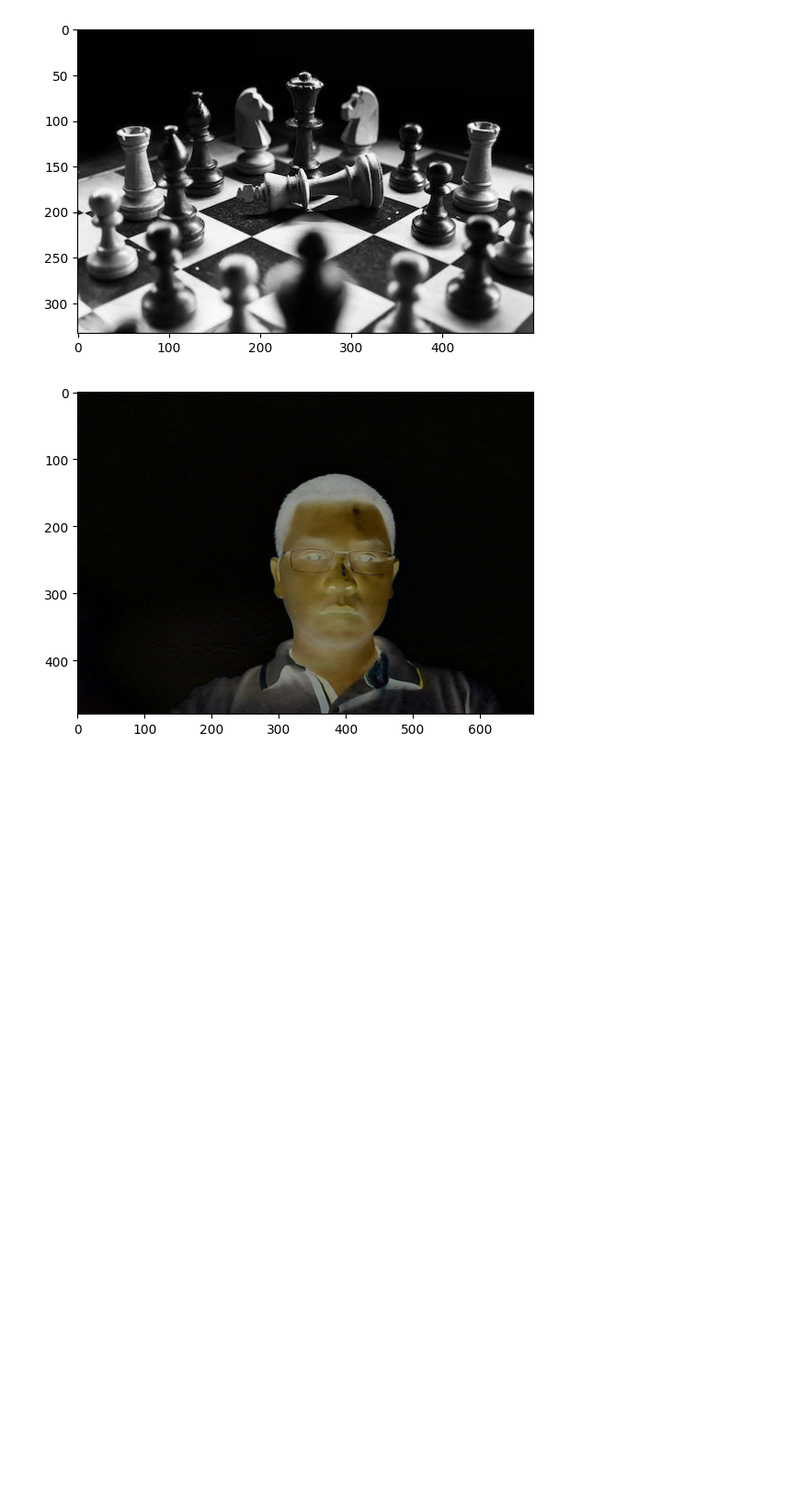
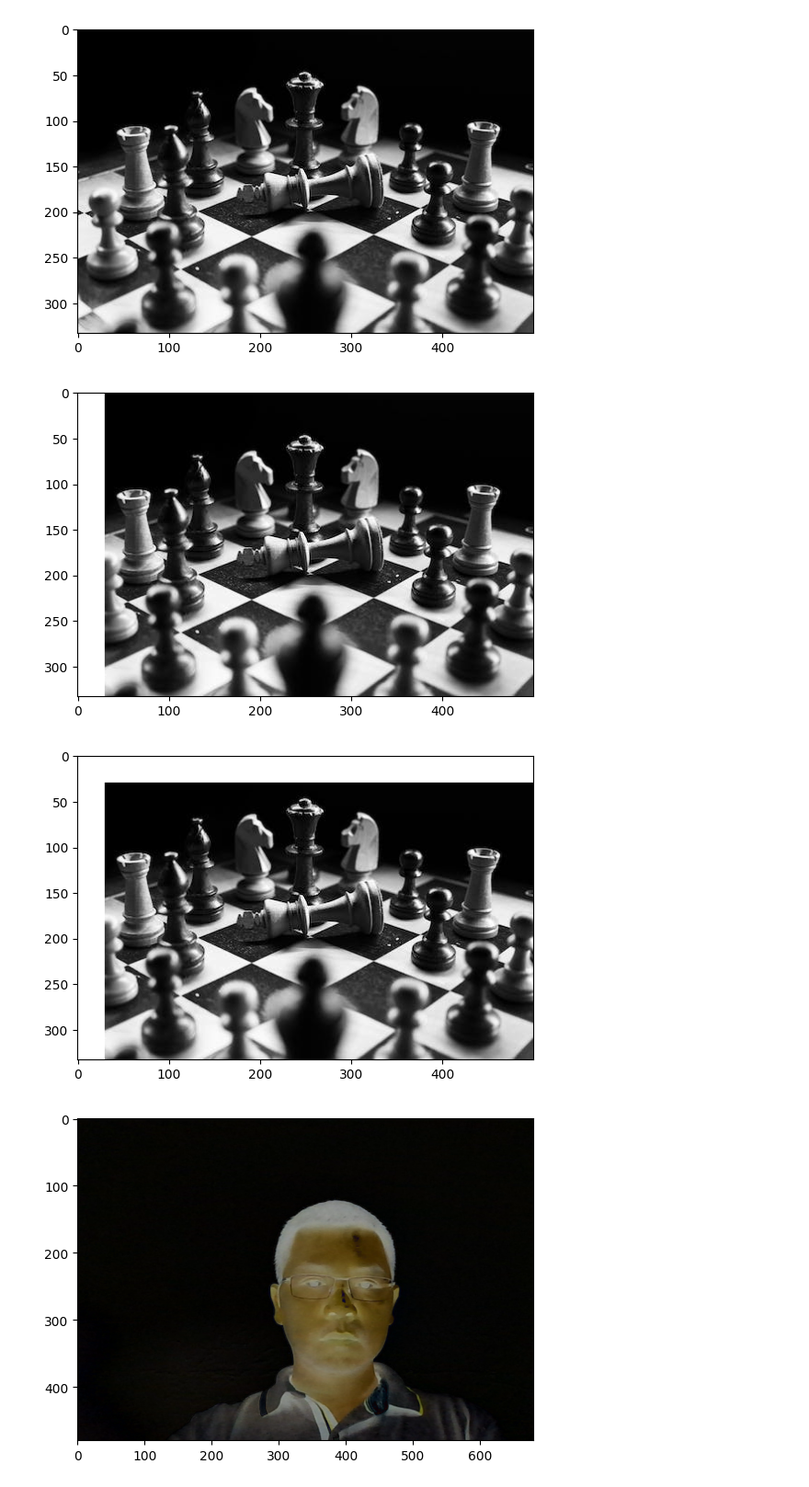
Before and after one commit to Jenniferduong20012004/JennyLearningAI, a Jupyter notebook: vector_and_matrix.ipynb, the cells around one changed output. Shown at 92% size. Saved outputs shown, nothing was run; the diff lists cells and outputs as text; code cells hidden in the pictures; blank space fills up the shorter version.

```diff
--- a/vector_and_matrix.ipynb
+++ b/vector_and_matrix.ipynb
@@ -117,6 +117,21 @@ plt.imshow (img, cmap = 'gray')
 plt.show()
 # %% [output]
 [figure]
+# %%
+#change color
+import cv2
+blw = cv2.imread ('/content/drive/MyDrive/TA cal2/chess-checkmated-chess-pieces-black-white-957312.jpeg',0)
+#đổi cột
+blw [:,0:30]= 255
+plt.imshow(blw,cmap = "gray")
+plt.show()
+#đổi hàng
+blw [0:30, :] =255
+plt.imshow(blw,cmap = "gray")
+plt.show()
+# %% [output]
+[figure, added]
+[figure, added]
 # %%
 #background subtraction
 import numpy as np
```
